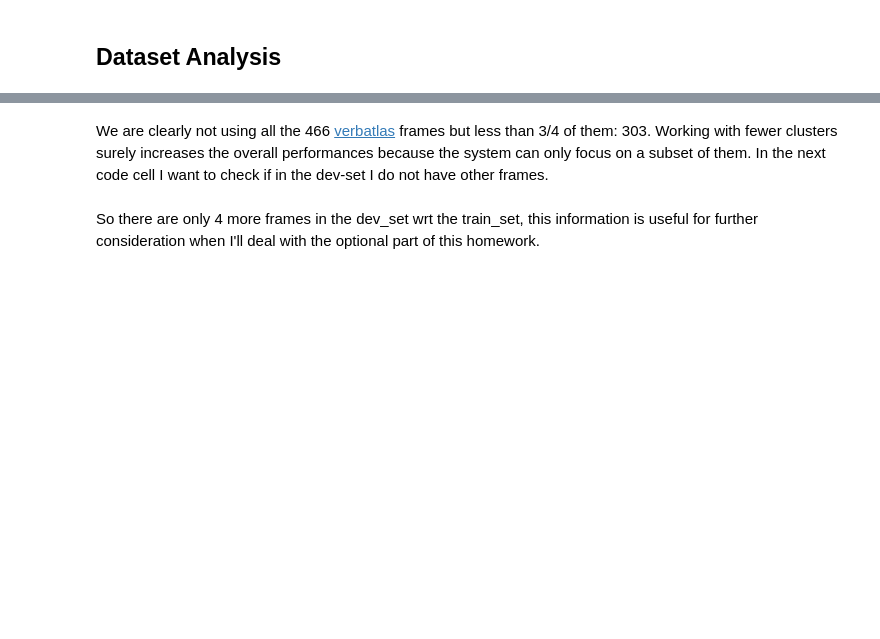
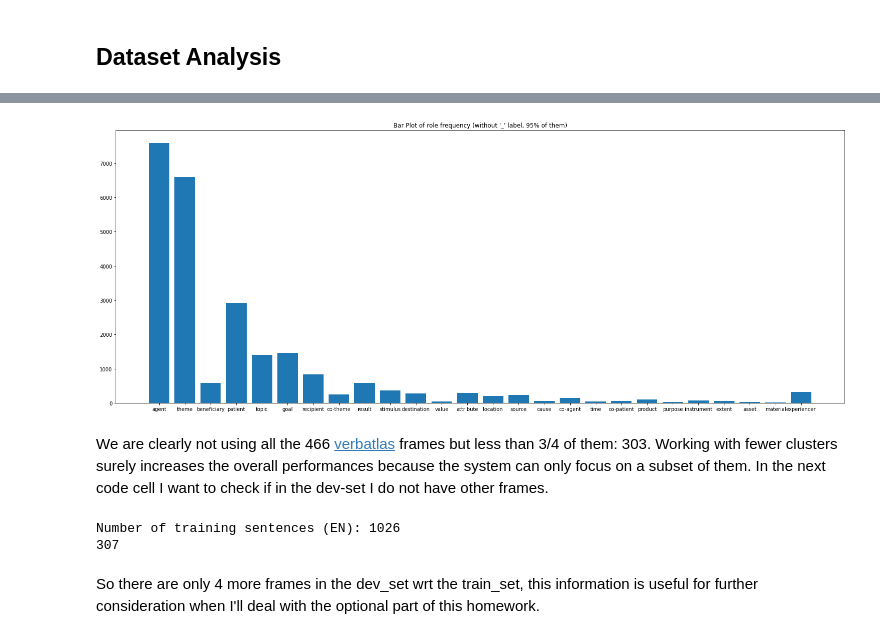
Before and after one commit to DennisRotondi/NLP_hw2, a Jupyter notebook: hw2/stud/nlp_hw2.ipynb, the cells around one changed output, grey strips where cells are left out. Drawn from its saved outputs; the diff is of its cells as text; code cells hidden in the pictures; blank space fills up the shorter version.

Commit message:
many cool plots and stuff

```diff
--- a/hw2/stud/nlp_hw2.ipynb
+++ b/hw2/stud/nlp_hw2.ipynb
@@ -36,10 +42,11 @@ As for the bonus exercise and hw1, I want to start by looking at the data I have
 # %%
-en_file = "../../data/EN/train.json"
+language = "EN"
+data_file = f"../../data/{language}/train.json"
 
 sentences, labels = read_dataset(en_file)
-print("Number of training sentences (EN): "+ str(len(sentences.keys())))
+print(f"Number of training sentences ({language}): "+ str(len(sentences.keys())))
 # I'm just playing with the field of a sentence_id to understand our data samples.
-sentence_id = '1996/a/50/18_supp__323:5'
+sentence_id = list(sentences.keys())[0]
 print("## SENTENCE {} ##".format(sentence_id))
 for key in sentences[sentence_id]:
     print(key)
@@ -52,8 +59,10 @@ for key in labels[sentence_id]:
 # let's check and count the different frames and roles
 verbatlas_frames = Counter()
 predicate_roles = Counter()
+pos_tags = Counter()
 
 for k in labels:
     verbatlas_frames.update(labels[k]['predicates'])
+    pos_tags.update(sentences[k]['pos_tags'])
     for idx in labels[k]['roles']:
         predicate_roles.update(labels[k]['roles'][idx])
@@ -72,8 +114,18 @@ print(len(p_r))
+# %%
+del(predicate_roles["_"])
+# to place it in a different position and not have overlapping labels
+predicate_roles["experiencer"] = predicate_roles.pop("experiencer")
+plt.figure(figsize=(26,10))
+_ = plt.bar(predicate_roles.keys(), predicate_roles.values())
+plt.title("Bar Plot of role frequency (without '_' label, 95% of them)")
+plt.show() #it's possible to notice that most of them are between size 7 and 30
+# %% [output]
+[figure, added]
 # %% [markdown]
 We are clearly not using all the 466 [verbatlas](https://verbatlas.org/) frames but less than 3/4 of them: 303. Working with fewer clusters surely increases the overall performances because the system can only focus on a subset of them. In the next code cell I want to check if in the dev-set I do not have other frames.
 # %%
-dev_sentences, dev_labels = read_dataset("../../data/EN/dev.json")
-print("Number of training sentences (EN): "+ str(len(dev_sentences.keys())))
+dev_sentences, dev_labels = read_dataset(f"../../data/{language}/dev.json")
+print(f"Number of training sentences ({language}): "+ str(len(dev_sentences.keys())))
 for k in dev_labels:
     verbatlas_frames.update(dev_labels[k]['predicates'])
     for idx in dev_labels[k]['roles']:
@@ -81,6 +133,9 @@ for k in dev_labels:
 
 l_vf_dev = list(verbatlas_frames.keys())
 print(len(l_vf_dev))
+# %% [output]
+Number of training sentences (EN): 1026
+307
 # %% [markdown]
 So there are only 4 more frames in the dev_set wrt the train_set, this information is useful for further consideration when I'll deal with the optional part of this homework.
 # %% [markdown]
```
Also changed, not shown: parts of 36 cells of this notebook, 3 other files.
